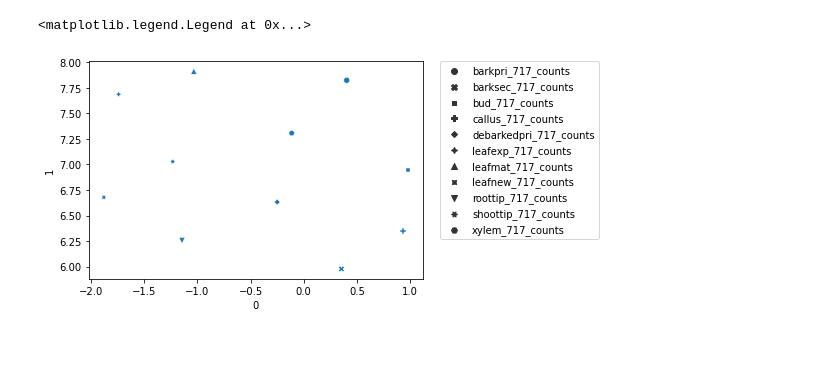
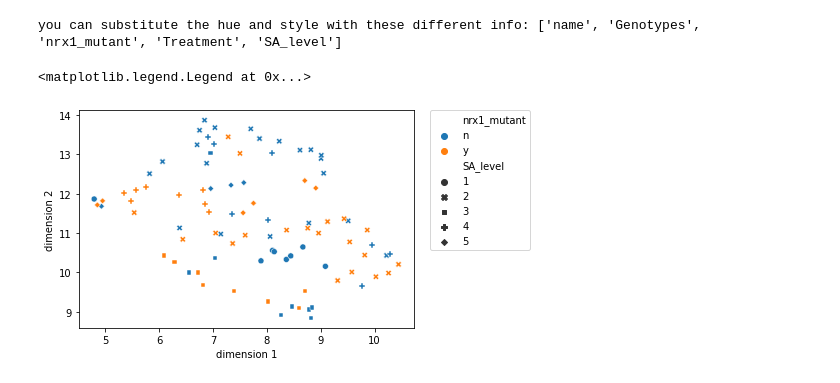
Before and after one commit to ChenHsieh/COLAB_notebooks, a Jupyter notebook: dimension_reduction.ipynb, the cells around one changed output. Cells and saved outputs as stored; diff of their text form; code cells hidden in the pictures; blank space fills up the shorter version.

```diff
--- a/dimension_reduction.ipynb
+++ b/dimension_reduction.ipynb
@@ -95,20 +148,21 @@ Wall time: 3.16 s
-# %%
-# visualize UMAP result
-eb = pd.DataFrame(embedding)
-# eb['tissue'] = tissue_list
-
-# subs = ['na']*11
-# for i in range(len(subs)):
-#     treatment_list[i] = subs[i]
-eb['treatment'] = treatment_list
-sns.scatterplot(
-    data=eb,
-    x=0,
-    y=1,
-    # hue='tissue',
-    style='treatment'
-)
-plt.legend(bbox_to_anchor=(1.05, 1), loc=2, borderaxespad=0.)
-# %% [output]
-<matplotlib.legend.Legend at 0x...>
-[figure, removed]
+# %%
+# visualize UMAP result
+print(f"you can substitute the hue and style with these different info: {list(sample_info_table.columns)}")
+# prepare the Dataframe for ploting, by adding sample information
+columns = [f'dimension {i+1}' for i in range(embedding.shape[1])]
+eb = pd.DataFrame(data = embedding, columns = columns)
+for info in sample_info_table.columns:
+  eb[info] = list(sample_info_table[info])
+eb
+sns.scatterplot(
+    data=eb,
+    x="dimension 1",
+    y="dimension 2",
+    hue='nrx1_mutant',
+    style='SA_level'
+)
+plt.legend(bbox_to_anchor=(1.05, 1), loc=2, borderaxespad=0.)
+# %% [output]
+you can substitute the hue and style with these different info: ['name', 'Genotypes', 'nrx1_mutant', 'Treatment', 'SA_level']
+<matplotlib.legend.Legend at 0x...>
+[figure, added]
```
Also changed, not shown: parts of 11 cells of this notebook.
